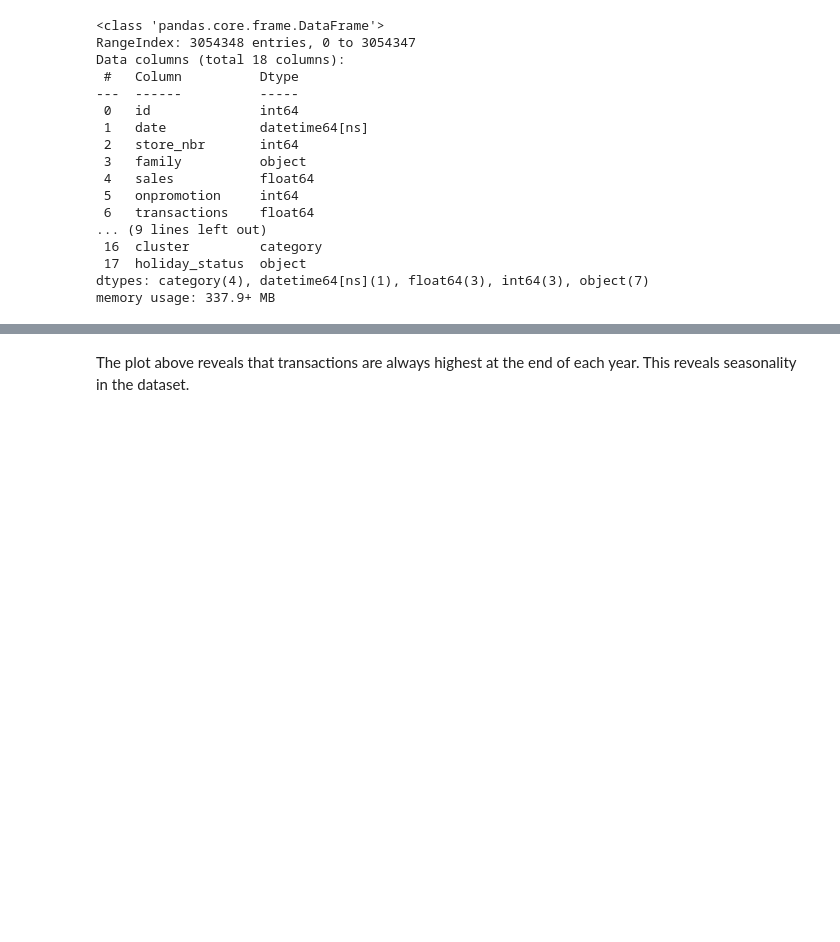
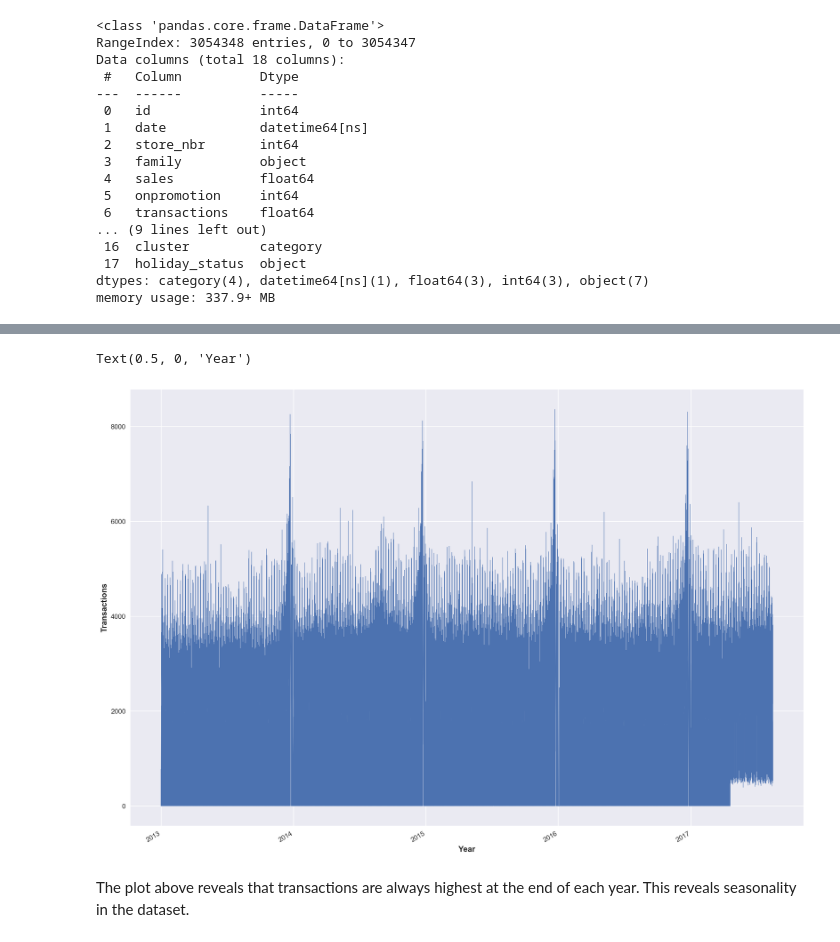
Before and after one commit to iameberedavid/Time-Series-Forecasting-Analysis-For-Corporation-Favorita, a Jupyter notebook: Jupyter Notebook.ipynb, the cells around one changed output, grey strips where cells are left out. Saved outputs shown, nothing was run; the diff lists cells and outputs as text; code cells hidden in the pictures; blank space fills up the shorter version.

```diff
--- a/Jupyter Notebook.ipynb
+++ b/Jupyter Notebook.ipynb
@@ -488,6 +482,10 @@ df4.duplicated().sum()
 # Create a copy of the merged dataset for further exploration
 
 df = df4.copy()
+# %%
+# Drop the 'id' column as it is unnecessary
+
+df.drop(columns=['id'], inplace=True)
 # %%
 # Identify the features of 'type_x' column in the merged dataset
 
@@ -700,7 +715,7 @@ df.head()
 # %%
-# Rename df to train_merged
+# Rename df to train_data
 
-train_merged = df.copy()
+train_data = df.copy()
 # %%
 # Display random sample of 8 rows
 
@@ -708,10 +735,13 @@ train_merged.sample(8, random_state = 42)
 # %%
 # Visualize the 'transactions' column
 
 plt.figure(figsize=(15,10))
-ax = train_merged['transactions'].plot(linewidth=0.5)
+ax = train_data['transactions'].plot(linewidth=0.5)
 ax.set_ylabel('Transactions')
 ax.set_xlabel('Year')
+# %% [output]
+Text(0.5, 0, 'Year')
+[figure, added]
 # %% [markdown]
 The plot above reveals that transactions are always highest at the end of each year. This reveals seasonality in the dataset.
 # %%
```
Also changed, not shown: parts of 105 cells of this notebook, 9 other files.
